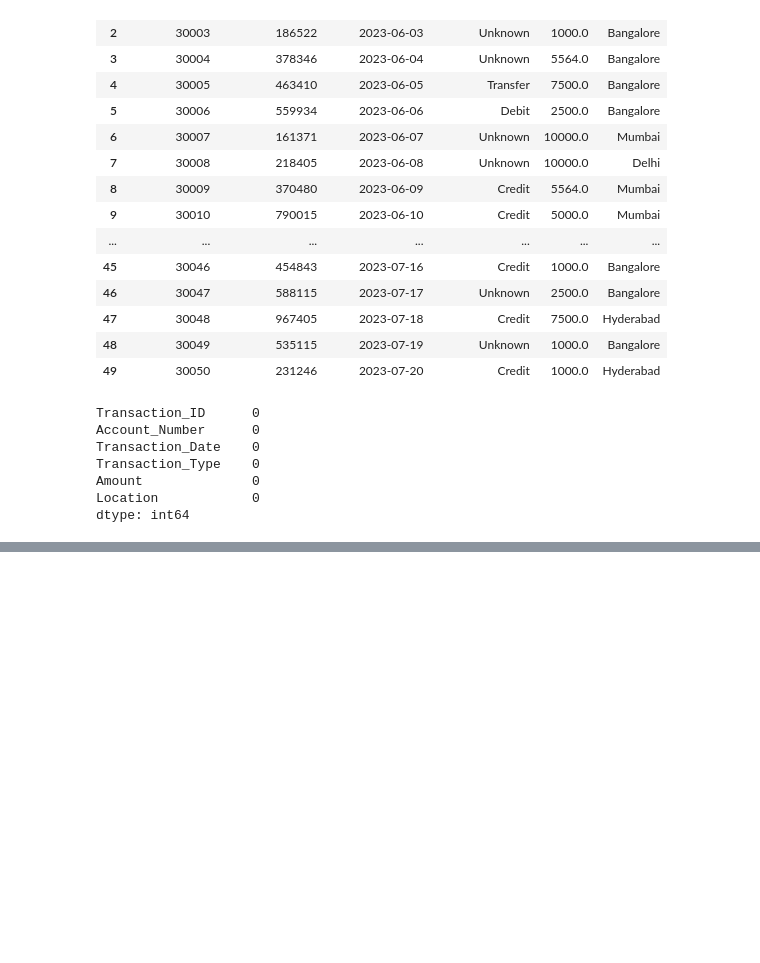
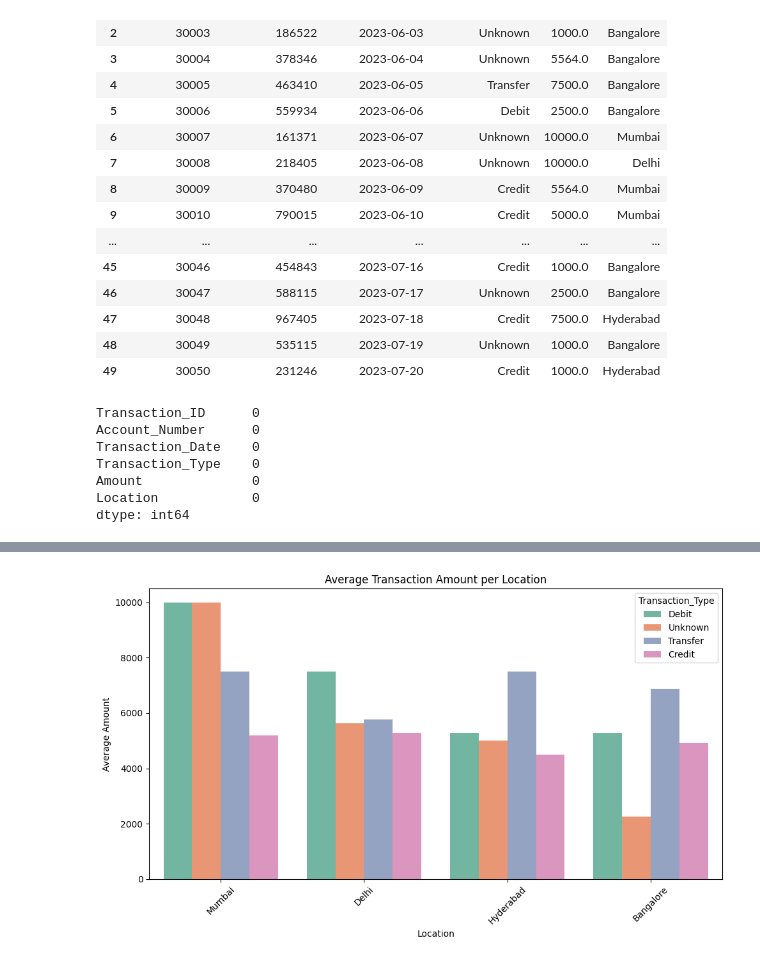
Before and after one commit to sahusuman9/eda_projects_python, a Jupyter notebook: eda_with_libraries/banking/banking_transaction.ipynb, the cells around one changed output, grey strips where cells are left out. Saved outputs shown, nothing was run; the diff lists cells and outputs as text; code cells hidden in the pictures; blank space fills up the shorter version.

```diff
--- a/eda_with_libraries/banking/banking_transaction.ipynb
+++ b/eda_with_libraries/banking/banking_transaction.ipynb
@@ -128,0 +392,13 @@ df.to_csv('cleaned_banking_data.csv', index=False)
+# %%
+avg_amount_by_location = df.groupby(['Location','Transaction_Type'])['Amount'].mean().sort_values(ascending=False).reset_index()
+
+plt.figure(figsize=(10, 6))
+sns.barplot(x='Location', y='Amount', hue='Transaction_Type', data=avg_amount_by_location, palette='Set2')
+
+plt.title("Average Transaction Amount per Location")
+plt.xlabel("Location")
+plt.ylabel("Average Amount")
+plt.xticks(rotation=45)
+plt.tight_layout()
+# %% [output]
+[figure, added]
```
Also changed, not shown: parts of 34 cells of this notebook, 5 other files.
